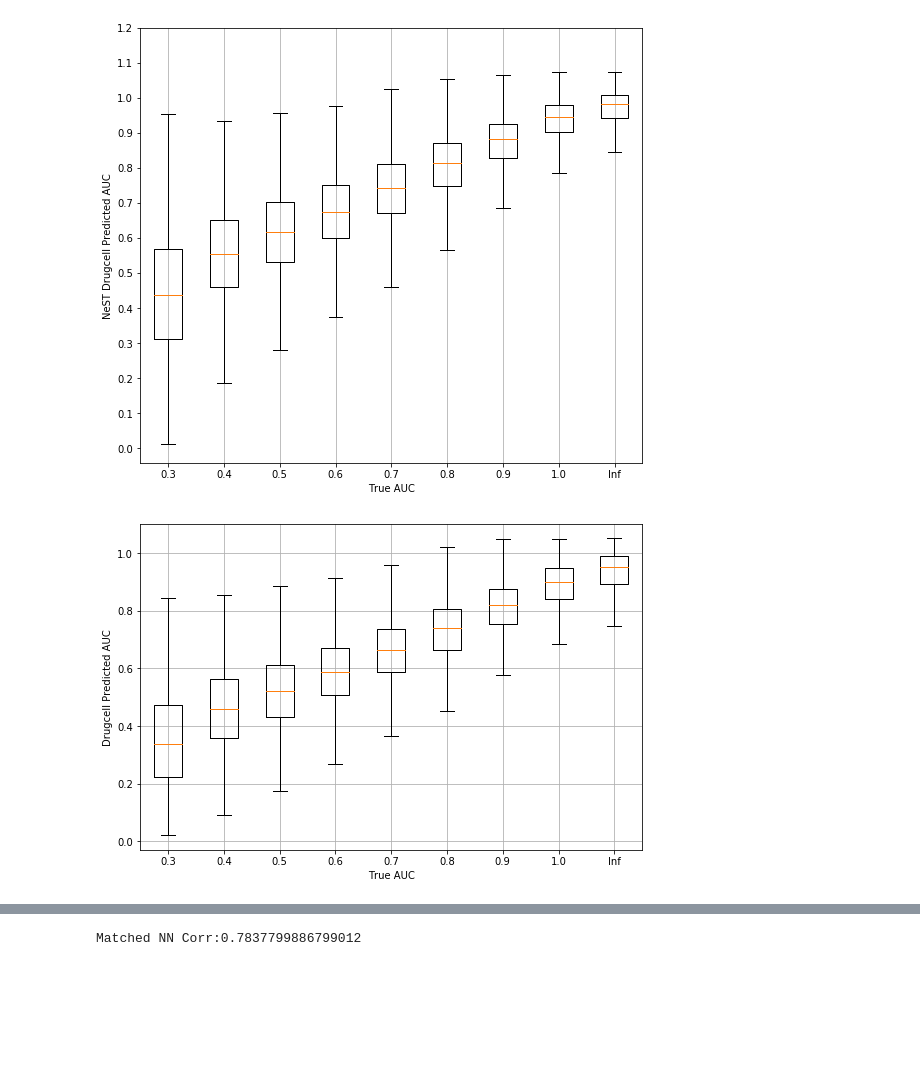
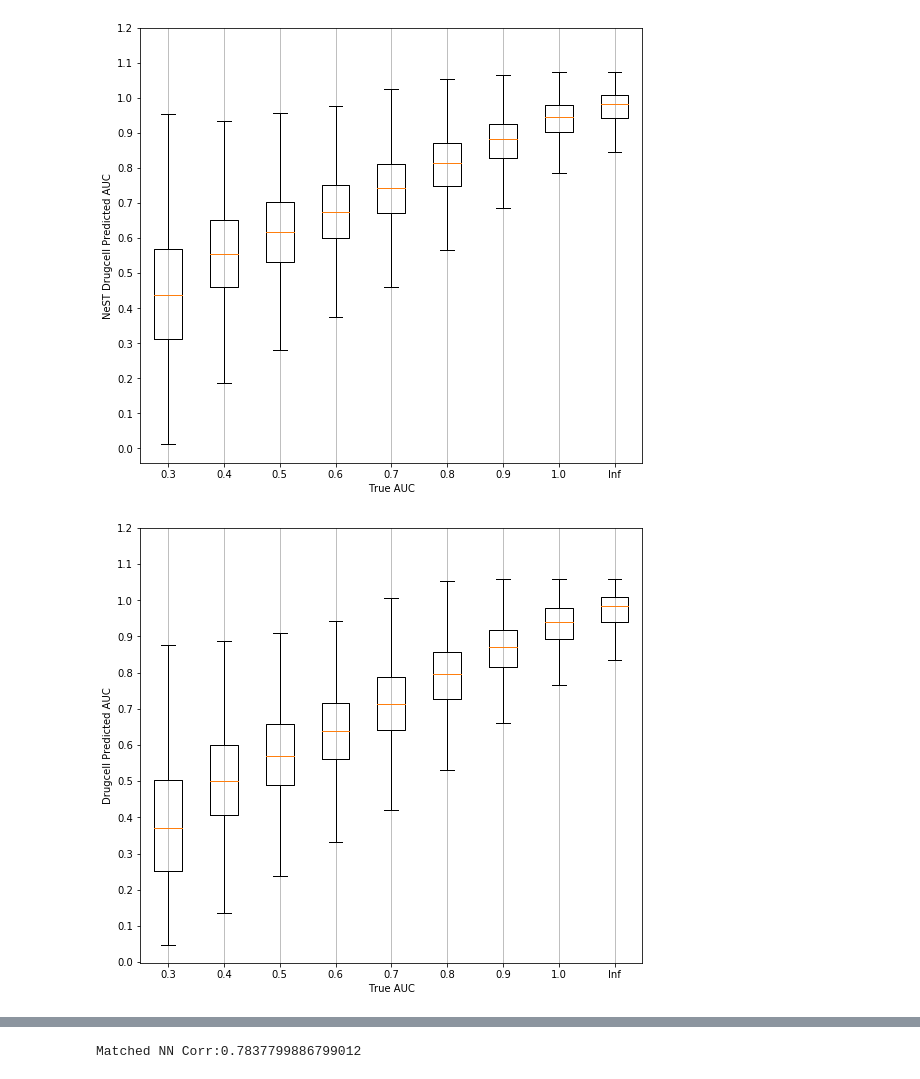
Before and after one commit to enmsilva/nest_drugcell, a Jupyter notebook: code/result_analysis.ipynb, the cells around one changed output, grey strips where cells are left out. Drawn from its saved outputs; the diff is of its cells as text; code cells hidden in the pictures; blank space fills up the shorter version.

```diff
--- a/code/result_analysis.ipynb
+++ b/code/result_analysis.ipynb
@@ -93,7 +91,7 @@ def get_boxplot(test_df, predicted, x_title, y_title):
     ax = fig.add_subplot(111)
     ax.boxplot(data, showfliers=False, labels=['0.3', '0.4', '0.5', '0.6', '0.7', '0.8', '0.9', '1.0', 'Inf'])
     ax.set_yticks([0, 0.1, 0.2, 0.3, 0.4, 0.5, 0.6, 0.7, 0.8, 0.9, 1.0, 1.1, 1.2])
-    ax.xaxis.grid(True)
+    ax.grid(True)
     ax.set_xlabel(x_title)
     ax.set_ylabel(y_title)
 
@@ -141,9 +139,9 @@ get_boxplot(test_df, nest_drugcell_pred_cv, "True AUC", "NeST Drugcell Predicted
 # %%
 #Drugcell
 
-get_boxplot(test_df, predicted_orig, "True AUC", "Drugcell Predicted AUC")
+get_boxplot(test_df, drugcell_pred, "True AUC", "Drugcell Predicted AUC")
 # %% [output]
-[figure, old version]
+[figure, new version]
 # %%
 sum = 0.0
 for i in range(1, 6):
```
Also changed, not shown: parts of 17 cells of this notebook, 4 other files.
